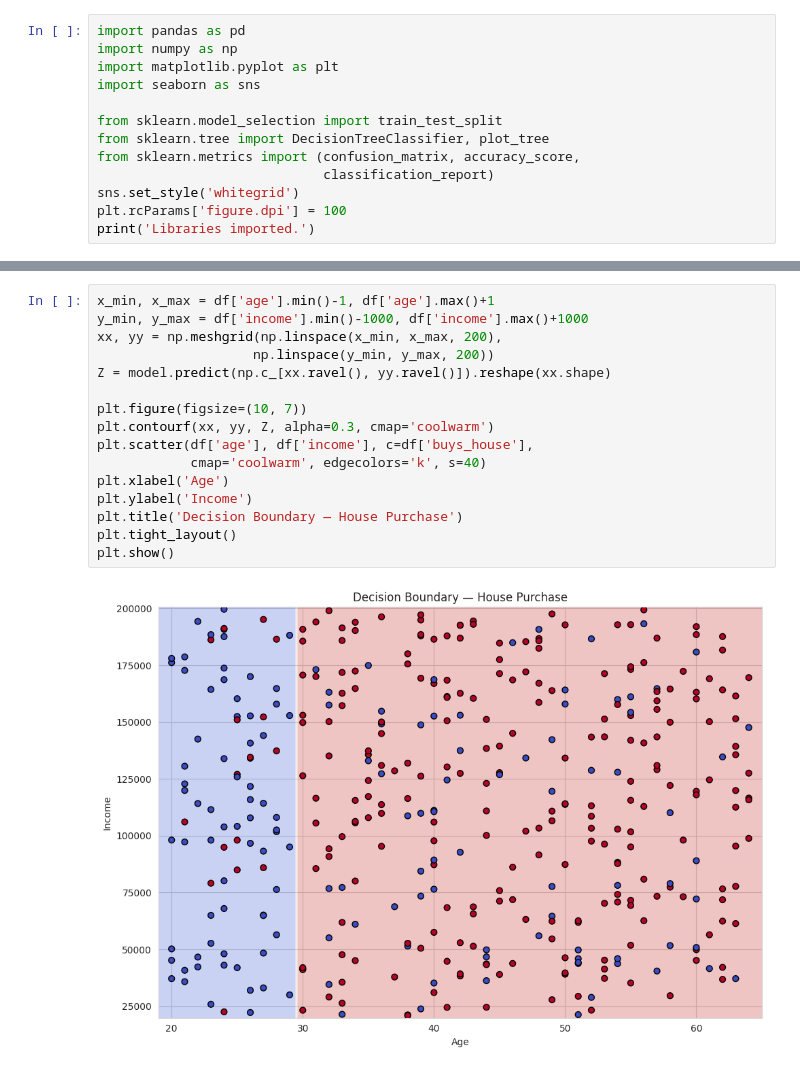
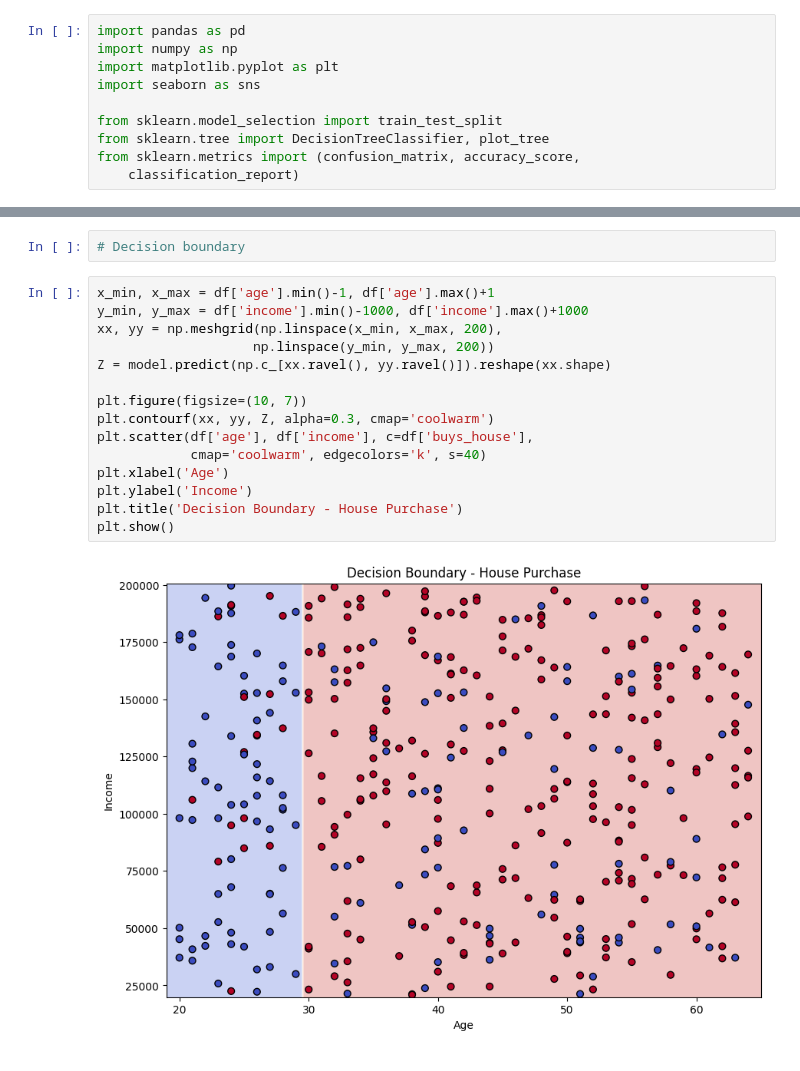
Before and after one commit to ShaikMuzzammil/ML-Lab-Activities, a Jupyter notebook: 03-Decision-Tree-Classifier/03_Q1_House_Purchase.ipynb, the cells around one changed output, grey strips where cells are left out. Cells and saved outputs as stored; diff of their text form.

```diff
--- a/03-Decision-Tree-Classifier/03_Q1_House_Purchase.ipynb
+++ b/03-Decision-Tree-Classifier/03_Q1_House_Purchase.ipynb
@@ -77,7 +9,4 @@ import seaborn as sns
 from sklearn.model_selection import train_test_split
 from sklearn.tree import DecisionTreeClassifier, plot_tree
 from sklearn.metrics import (confusion_matrix, accuracy_score,
-                             classification_report)
-sns.set_style('whitegrid')
-plt.rcParams['figure.dpi'] = 100
-print('Libraries imported.')
+    classification_report)
@@ -172,18 +88,19 @@ plt.show()
+# %%
+# Decision boundary
 # %%
 x_min, x_max = df['age'].min()-1, df['age'].max()+1
 y_min, y_max = df['income'].min()-1000, df['income'].max()+1000
 xx, yy = np.meshgrid(np.linspace(x_min, x_max, 200),
                     np.linspace(y_min, y_max, 200))
 Z = model.predict(np.c_[xx.ravel(), yy.ravel()]).reshape(xx.shape)
 
 plt.figure(figsize=(10, 7))
 plt.contourf(xx, yy, Z, alpha=0.3, cmap='coolwarm')
 plt.scatter(df['age'], df['income'], c=df['buys_house'],
             cmap='coolwarm', edgecolors='k', s=40)
 plt.xlabel('Age')
 plt.ylabel('Income')
-plt.title('Decision Boundary — House Purchase')
-plt.tight_layout()
+plt.title('Decision Boundary - House Purchase')
 plt.show()
 # %% [output]
-[figure, old version]
+[figure, new version]
```
Also changed, not shown: parts of 17 cells of this notebook, 16 other files.
